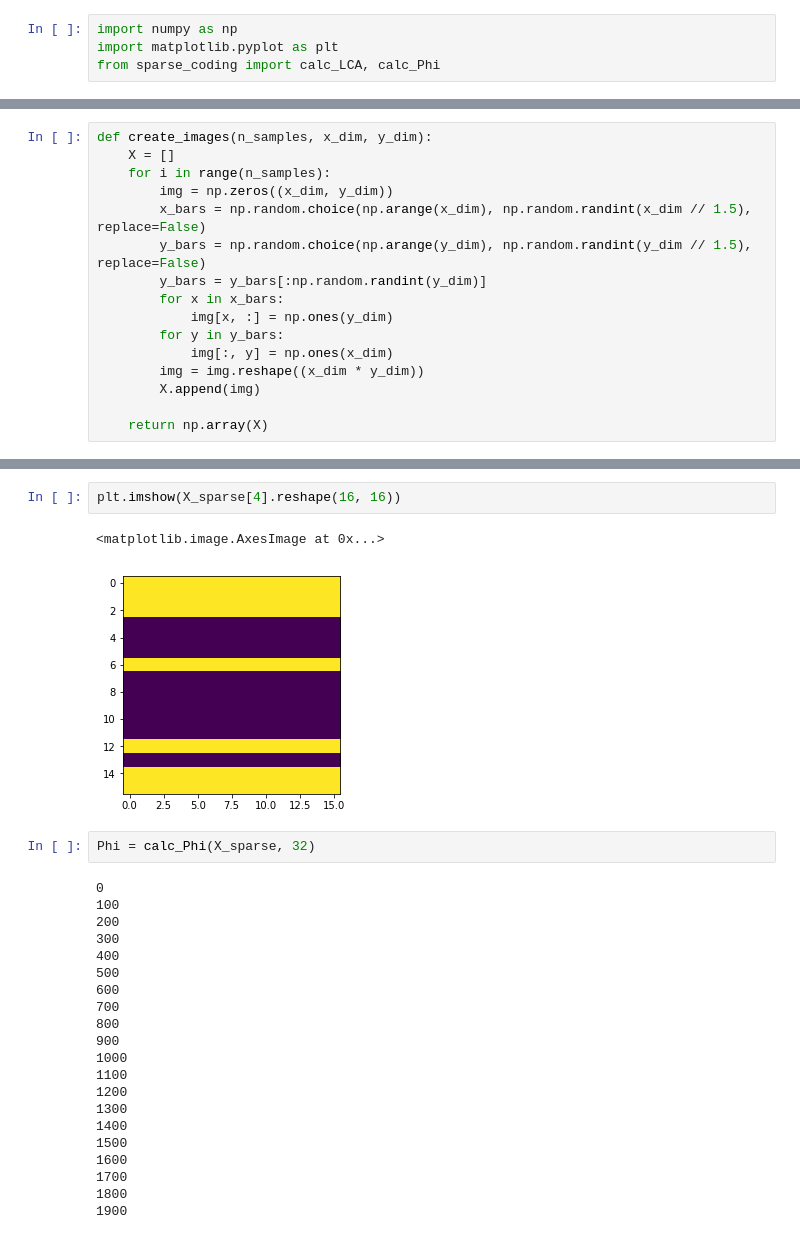
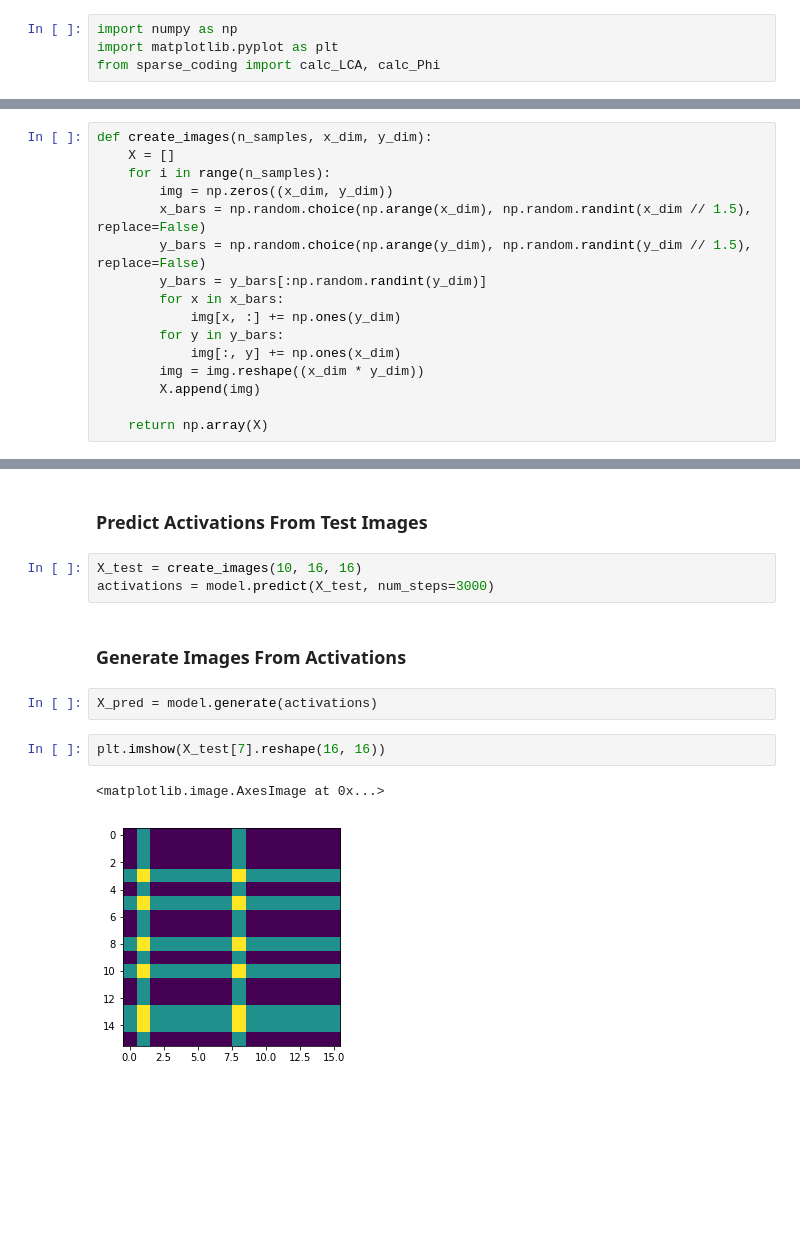
Before and after one commit to saarangp/dreammachines, a Jupyter notebook: sparse_coding_test.ipynb, the cells around one changed output, grey strips where cells are left out. Cells and saved outputs as stored; diff of their text form; blank space fills up the shorter version.

Commit message:
Class structure for sparse coding model

```diff
--- a/sparse_coding_test.ipynb
+++ b/sparse_coding_test.ipynb
@@ -11,9 +15,9 @@ def create_images(n_samples, x_dim, y_dim):
         y_bars = np.random.choice(np.arange(y_dim), np.random.randint(y_dim // 1.5), replace=False)
         y_bars = y_bars[:np.random.randint(y_dim)]
         for x in x_bars:
-            img[x, :] = np.ones(y_dim)
+            img[x, :] += np.ones(y_dim)
         for y in y_bars:
-            img[:, y] = np.ones(x_dim)
+            img[:, y] += np.ones(x_dim)
         img = img.reshape((x_dim * y_dim))
         X.append(img)
 
@@ -23,28 +52,14 @@ X_sparse = create_images(256, 16, 16)
+# %% [markdown]
+### Predict Activations From Test Images
+# %%
+X_test = create_images(10, 16, 16)
+activations = model.predict(X_test, num_steps=3000)
+# %% [markdown]
+### Generate Images From Activations
+# %%
+X_pred = model.generate(activations)
 # %%
-plt.imshow(X_sparse[4].reshape(16, 16))
+plt.imshow(X_test[7].reshape(16, 16))
 # %% [output]
 <matplotlib.image.AxesImage at 0x...>
-[figure, old version]
+[figure, new version]
-# %%
-Phi = calc_Phi(X_sparse, 32)
-# %% [output]
-0
-100
-200
-300
-400
-500
-600
-700
-800
-900
-1000
-1100
-1200
-1300
-1400
-1500
-1600
-1700
-1800
-1900
```
Also changed, not shown: parts of 11 cells of this notebook, 1 other file.
